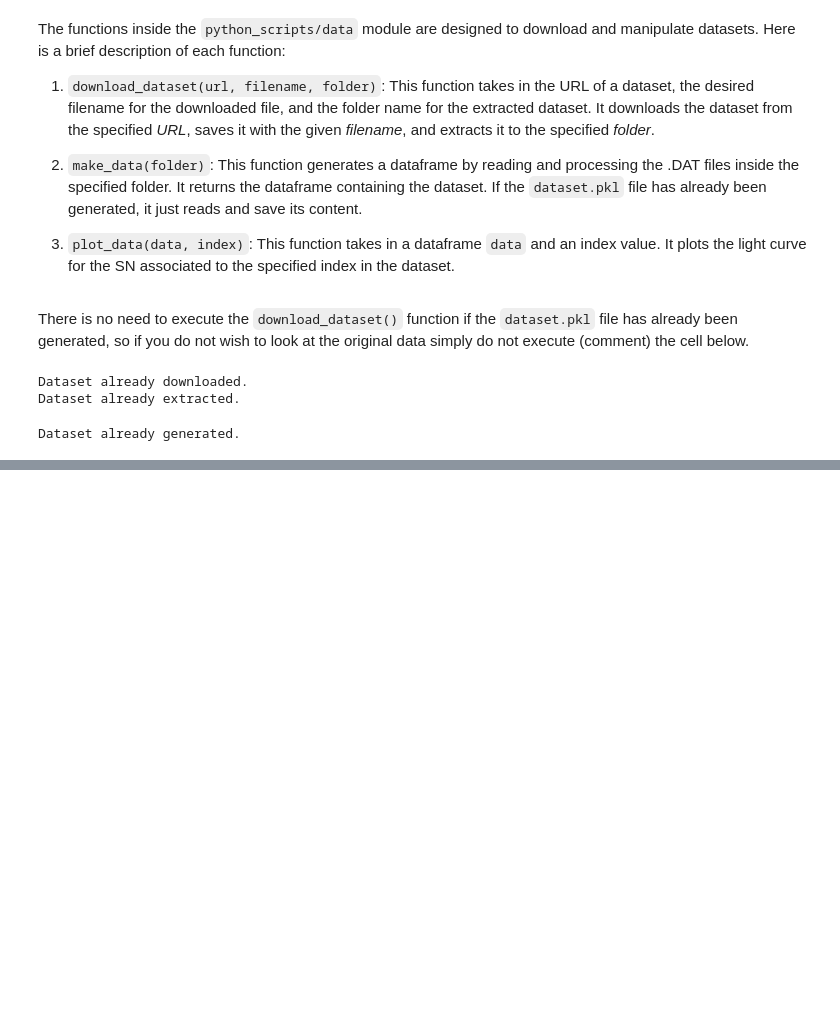
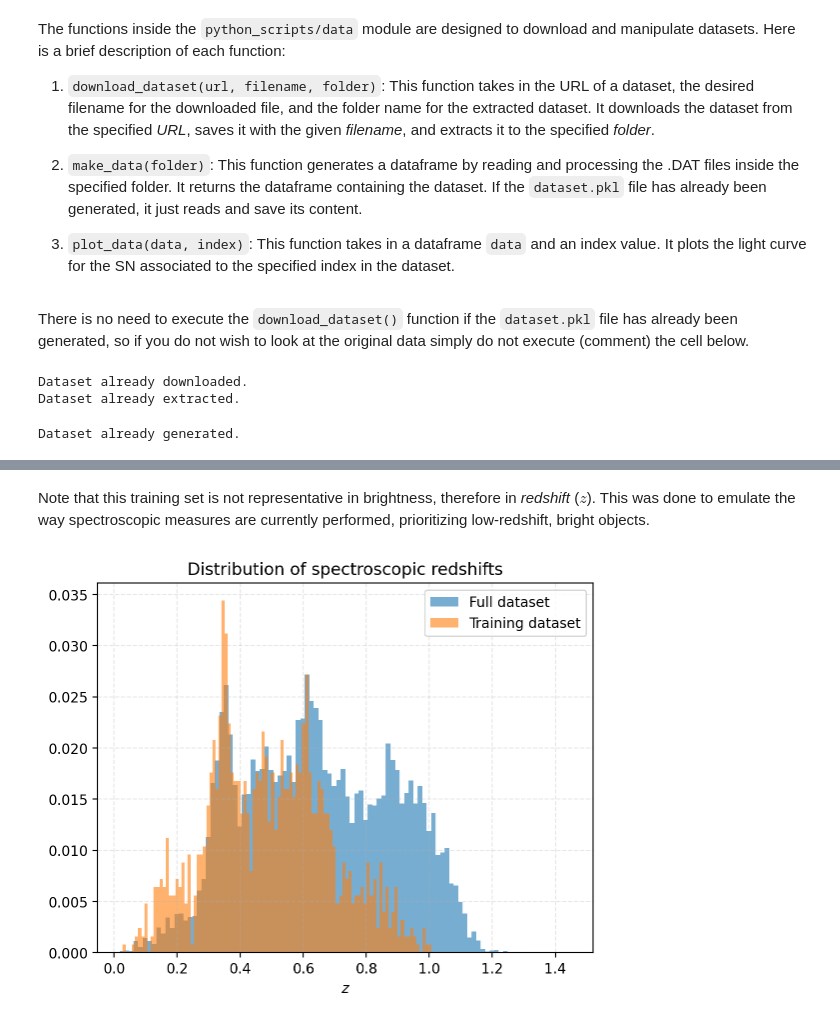
Before and after one commit to zick97/SN_clf_project, a Jupyter notebook: main.ipynb, the cells around one changed output, grey strips where cells are left out. Drawn from its saved outputs; the diff is of its cells as text; code cells hidden in the pictures; blank space fills up the shorter version.

Commit message:
dataset arrangement - starting analysis

```diff
--- a/main.ipynb
+++ b/main.ipynb
@@ -58,0 +68,14 @@ plot_data(data, 48)
+# %% [markdown]
+Note that this training set is not representative in brightness, therefore in *redshift* ($z$). This was done to emulate the way spectroscopic measures are currently performed, prioritizing low-redshift, bright objects.
+# %%
+# Look at the distribution of the spectroscopic redshifts for both the full dataset and the training dataset
+for df, label in zip([data['HOST_GALAXY_PHOTO-Z'], train_data['HOST_GALAXY_PHOTO-Z']], ['Full dataset', 'Training dataset']):
+    plt.hist(df, bins=100, alpha=0.6, label=label,
+            weights=np.zeros_like(df) + 1. / df.size);
+plt.legend()
+plt.grid(True, alpha=0.3, linestyle='--')
+plt.title('Distribution of spectroscopic redshifts')
+plt.xlabel('$z$')
+plt.show()
+# %% [output]
+[figure, added]
```
Also changed, not shown: parts of 5 cells of this notebook, 2 other files.
